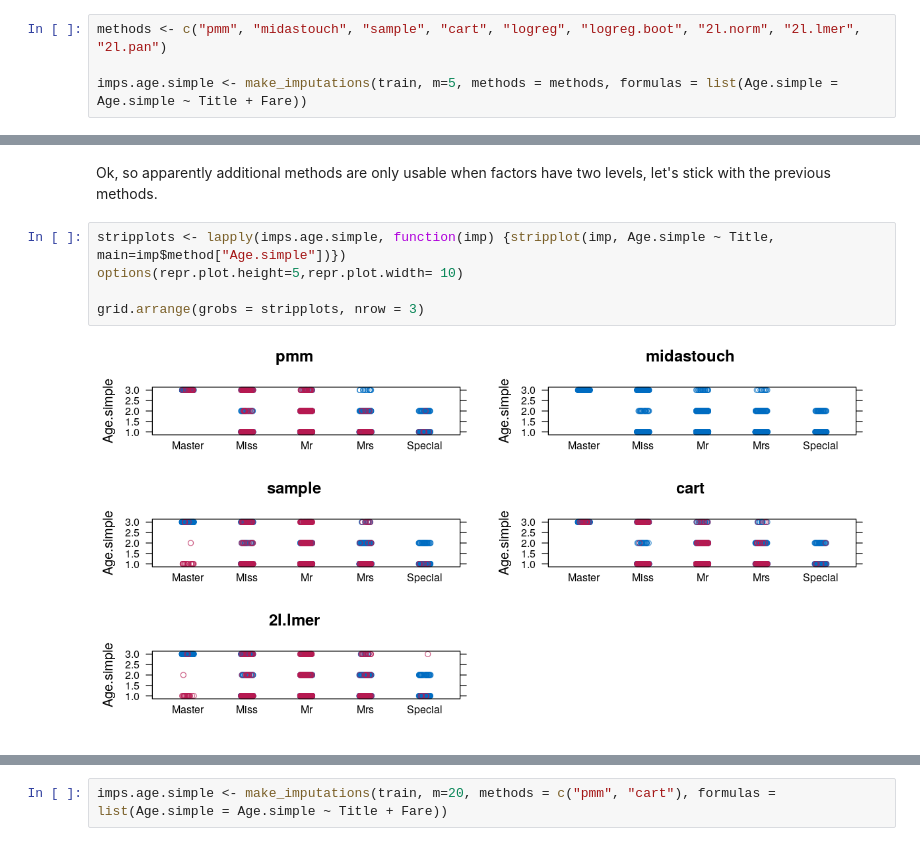
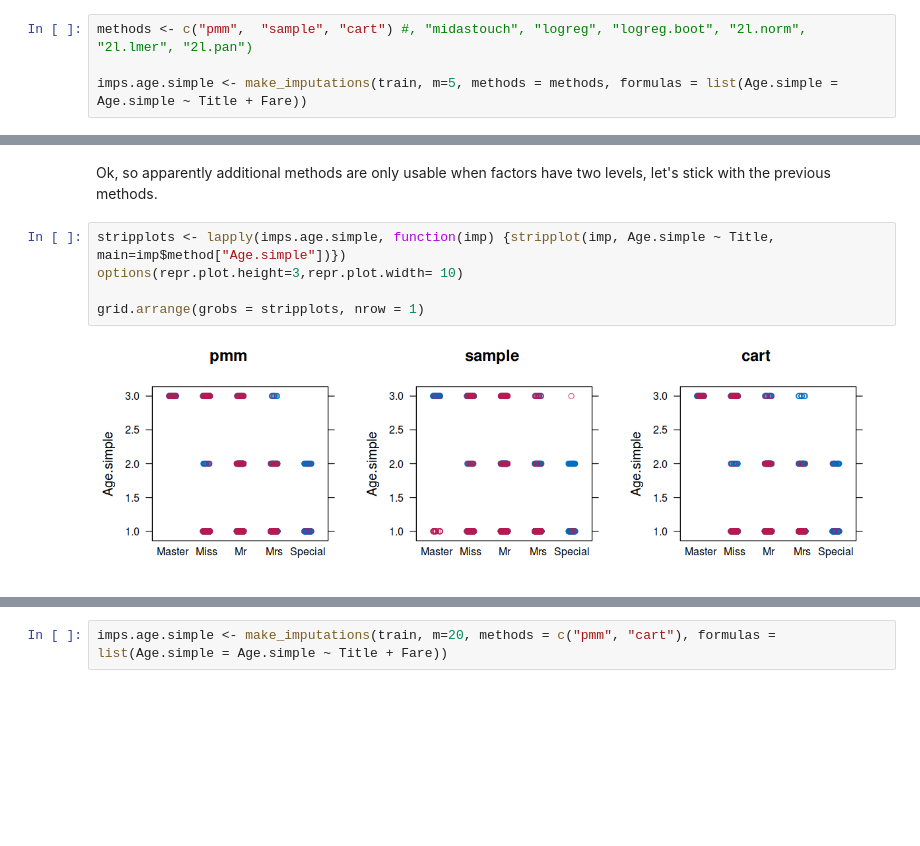
Before and after one commit to sapristi/ML, a Jupyter notebook: experiments/titanic_challenge/imputations.ipynb, the cells around one changed output, grey strips where cells are left out. Drawn from its saved outputs; the diff is of its cells as text; blank space fills up the shorter version.

```diff
--- a/experiments/titanic_challenge/imputations.ipynb
+++ b/experiments/titanic_challenge/imputations.ipynb
@@ -89,6 +95,6 @@ Once again,  `cart` seems to give good results.
 
 Age.simple should really be treated as a factor, so we can also use logistic regression models. Let's try them out !
 # %%
-methods <- c("pmm", "midastouch", "sample", "cart", "logreg", "logreg.boot", "2l.norm", "2l.lmer", "2l.pan")
+methods <- c("pmm",  "sample", "cart") #, "midastouch", "logreg", "logreg.boot", "2l.norm", "2l.lmer", "2l.pan")
 
 imps.age.simple <- make_imputations(train, m=5, methods = methods, formulas = list(Age.simple = Age.simple ~ Title + Fare))
@@ -141,8 +102,8 @@ Error with method  2l.pan
 Ok, so apparently additional methods are only usable when factors have two levels, let's stick with the previous methods.
 # %%
 stripplots <- lapply(imps.age.simple, function(imp) {stripplot(imp, Age.simple ~ Title, main=imp$method["Age.simple"])})
-options(repr.plot.height=5,repr.plot.width= 10)
+options(repr.plot.height=3,repr.plot.width= 10)
 
-grid.arrange(grobs = stripplots, nrow = 3)
+grid.arrange(grobs = stripplots, nrow = 1)
 # %% [output]
-[figure, old version]
+[figure, new version]
```
Also changed, not shown: parts of 10 cells of this notebook, 3 other files.
